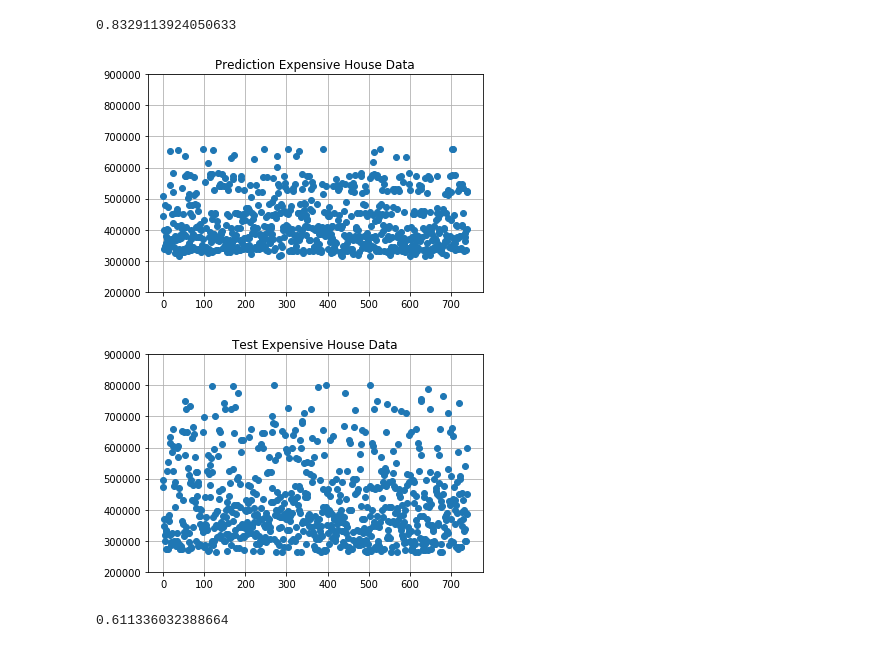
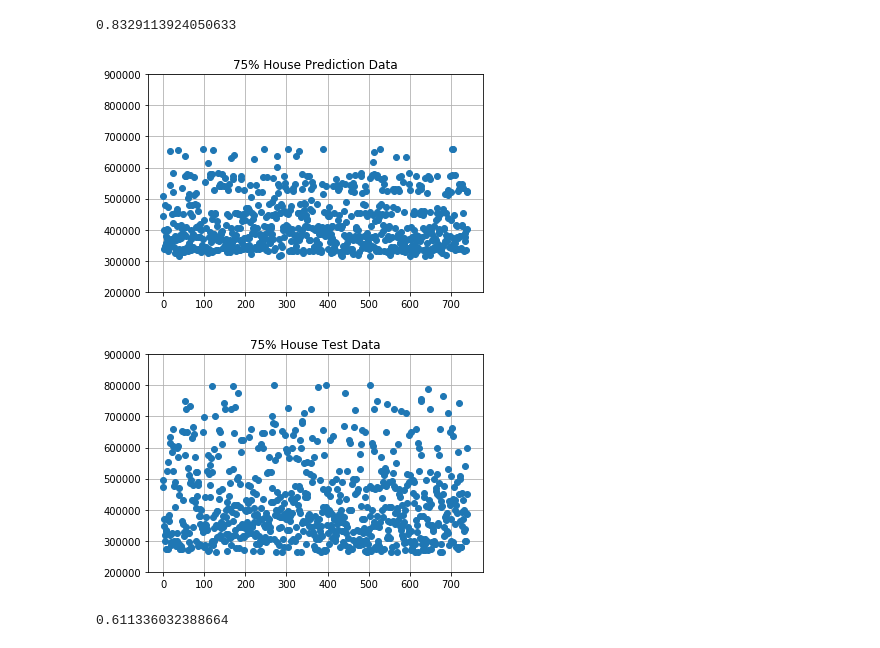
Before and after one commit to nachonavarro/real-estate-ml, a Jupyter notebook: models.ipynb, the cells around one changed output. Saved outputs shown, nothing was run; the diff lists cells and outputs as text; code cells hidden in the pictures.

```diff
--- a/models.ipynb
+++ b/models.ipynb
@@ -600,27 +604,27 @@ accuracy(percent50Y_test.values.tolist(), y_pred_middle, 0.2)
 # %%
 # expensive house model
 kneighbors75 = KNeighborsRegressor(n_neighbors=50)
 kneighbors75.fit(percent75X_train, percent75Y_train)
 y_pred_expensive = kneighbors75.predict(percent75X_test)
 
 fig, ax = plt.subplots()
 
 ax.plot(y_pred_expensive, 'o')
 ax.grid()
-plt.title('Prediction Expensive House Data')
+plt.title('75% House Prediction Data')
 plt.ylim(200000, 900000)
 plt.show()
 
 
 fig1, ax1 = plt.subplots()
 ax1.plot(percent75Y_test.values.tolist(), 'o')
 ax1.grid()
-plt.title('Test Expensive House Data')
+plt.title('75% House Test Data')
 plt.ylim(200000, 900000)
 plt.show()
 # %% [output]
-[figure, old version]
+[figure, new version]
-[figure, old version]
+[figure, new version]
 # %%
 accuracy(percent75Y_test.values.tolist(), y_pred_expensive, 0.2)
 # %% [output]
```
Also changed, not shown: parts of 20 cells of this notebook, 19 other files.
